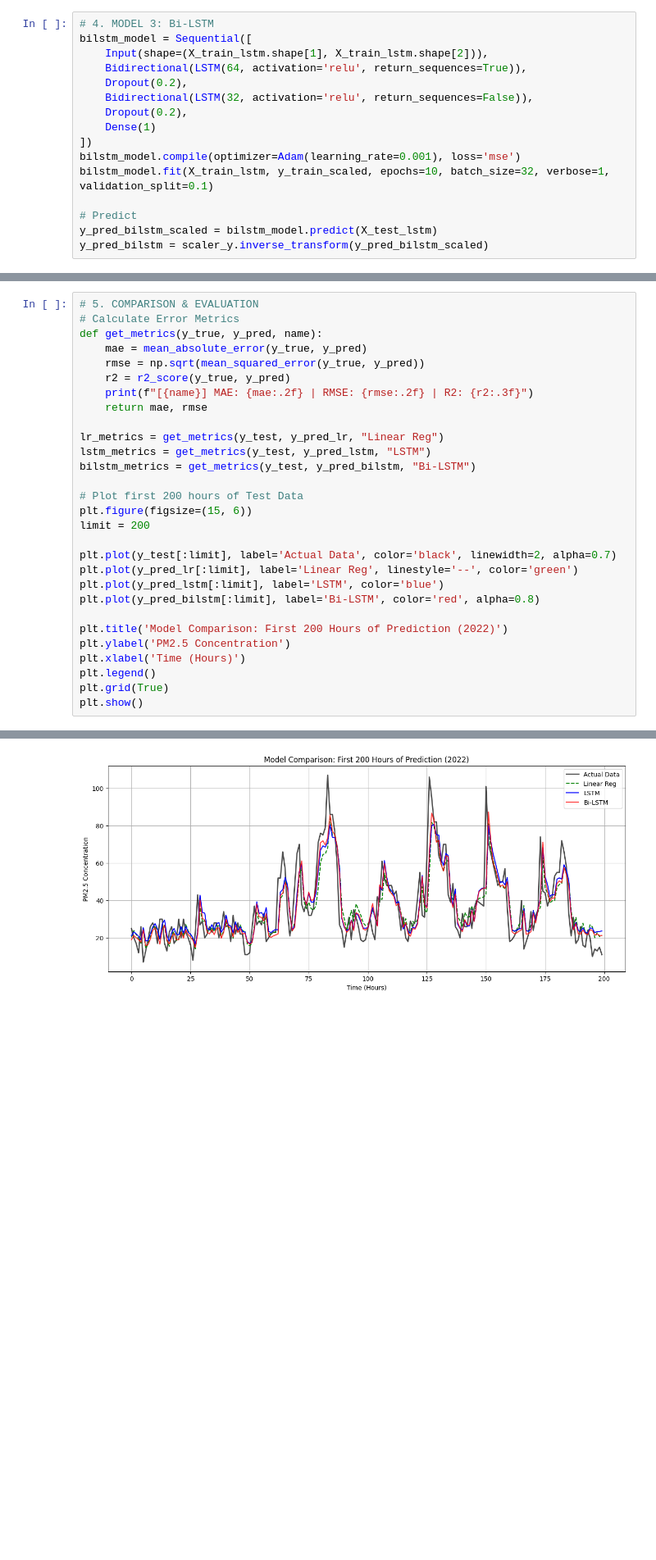
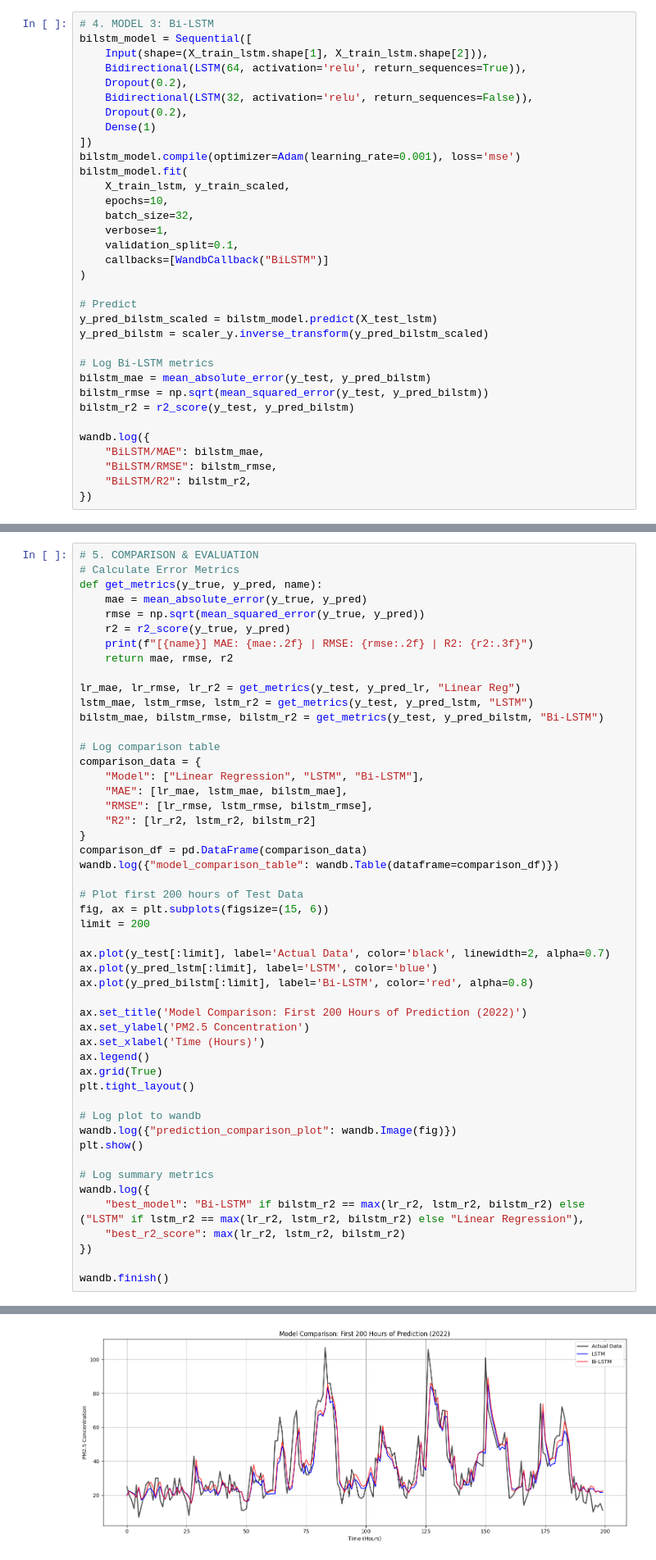
Before and after one commit to EroEroz/air_quality_prediction, a Jupyter notebook: model_comparison.ipynb, the cells around one changed output, grey strips where cells are left out. Shown at 82% size. Cells and saved outputs as stored; diff of their text form; blank space fills up the shorter version.

Commit message:
integrate wandb

```diff
--- a/model_comparison.ipynb
+++ b/model_comparison.ipynb
@@ -107,10 +196,28 @@ bilstm_model = Sequential([
     Dense(1)
 ])
 bilstm_model.compile(optimizer=Adam(learning_rate=0.001), loss='mse')
-bilstm_model.fit(X_train_lstm, y_train_scaled, epochs=10, batch_size=32, verbose=1, validation_split=0.1)
+bilstm_model.fit(
+    X_train_lstm, y_train_scaled,
+    epochs=10,
+    batch_size=32,
+    verbose=1,
+    validation_split=0.1,
+    callbacks=[WandbCallback("BiLSTM")]
+)
 
 # Predict
 y_pred_bilstm_scaled = bilstm_model.predict(X_test_lstm)
 y_pred_bilstm = scaler_y.inverse_transform(y_pred_bilstm_scaled)
+
+# Log Bi-LSTM metrics
+bilstm_mae = mean_absolute_error(y_test, y_pred_bilstm)
+bilstm_rmse = np.sqrt(mean_squared_error(y_test, y_pred_bilstm))
+bilstm_r2 = r2_score(y_test, y_pred_bilstm)
+
+wandb.log({
+    "BiLSTM/MAE": bilstm_mae,
+    "BiLSTM/RMSE": bilstm_rmse,
+    "BiLSTM/R2": bilstm_r2,
+})
 # %% [output]
 Epoch 1/10
@@ -138,26 +245,47 @@ def get_metrics(y_true, y_pred, name):
     rmse = np.sqrt(mean_squared_error(y_true, y_pred))
     r2 = r2_score(y_true, y_pred)
     print(f"[{name}] MAE: {mae:.2f} | RMSE: {rmse:.2f} | R2: {r2:.3f}")
-    return mae, rmse
+    return mae, rmse, r2
 
-lr_metrics = get_metrics(y_test, y_pred_lr, "Linear Reg")
-lstm_metrics = get_metrics(y_test, y_pred_lstm, "LSTM")
-bilstm_metrics = get_metrics(y_test, y_pred_bilstm, "Bi-LSTM")
+lr_mae, lr_rmse, lr_r2 = get_metrics(y_test, y_pred_lr, "Linear Reg")
+lstm_mae, lstm_rmse, lstm_r2 = get_metrics(y_test, y_pred_lstm, "LSTM")
+bilstm_mae, bilstm_rmse, bilstm_r2 = get_metrics(y_test, y_pred_bilstm, "Bi-LSTM")
+
+# Log comparison table
+comparison_data = {
+    "Model": ["Linear Regression", "LSTM", "Bi-LSTM"],
+    "MAE": [lr_mae, lstm_mae, bilstm_mae],
+    "RMSE": [lr_rmse, lstm_rmse, bilstm_rmse],
+    "R2": [lr_r2, lstm_r2, bilstm_r2]
+}
+comparison_df = pd.DataFrame(comparison_data)
+wandb.log({"model_comparison_table": wandb.Table(dataframe=comparison_df)})
 
 # Plot first 200 hours of Test Data
-plt.figure(figsize=(15, 6))
+fig, ax = plt.subplots(figsize=(15, 6))
 limit = 200
 
-plt.plot(y_test[:limit], label='Actual Data', color='black', linewidth=2, alpha=0.7)
-plt.plot(y_pred_lr[:limit], label='Linear Reg', linestyle='--', color='green')
-plt.plot(y_pred_lstm[:limit], label='LSTM', color='blue')
-plt.plot(y_pred_bilstm[:limit], label='Bi-LSTM', color='red', alpha=0.8)
+ax.plot(y_test[:limit], label='Actual Data', color='black', linewidth=2, alpha=0.7)
+ax.plot(y_pred_lstm[:limit], label='LSTM', color='blue')
+ax.plot(y_pred_bilstm[:limit], label='Bi-LSTM', color='red', alpha=0.8)
 
-plt.title('Model Comparison: First 200 Hours of Prediction (2022)')
-plt.ylabel('PM2.5 Concentration')
-plt.xlabel('Time (Hours)')
-plt.legend()
-plt.grid(True)
+ax.set_title('Model Comparison: First 200 Hours of Prediction (2022)')
+ax.set_ylabel('PM2.5 Concentration')
+ax.set_xlabel('Time (Hours)')
+ax.legend()
+ax.grid(True)
+plt.tight_layout()
+
+# Log plot to wandb
+wandb.log({"prediction_comparison_plot": wandb.Image(fig)})
 plt.show()
+
+# Log summary metrics
+wandb.log({
+    "best_model": "Bi-LSTM" if bilstm_r2 == max(lr_r2, lstm_r2, bilstm_r2) else ("LSTM" if lstm_r2 == max(lr_r2, lstm_r2, bilstm_r2) else "Linear Regression"),
+    "best_r2_score": max(lr_r2, lstm_r2, bilstm_r2)
+})
+
+wandb.finish()
 # %% [output]
 [Linear Reg] MAE: 5.71 | RMSE: 8.54 | R2: 0.628
@@ -166 +297 @@ plt.show()
-[figure, old version]
+[figure, new version]
```
Also changed, not shown: parts of 5 cells of this notebook, 3 other files.
